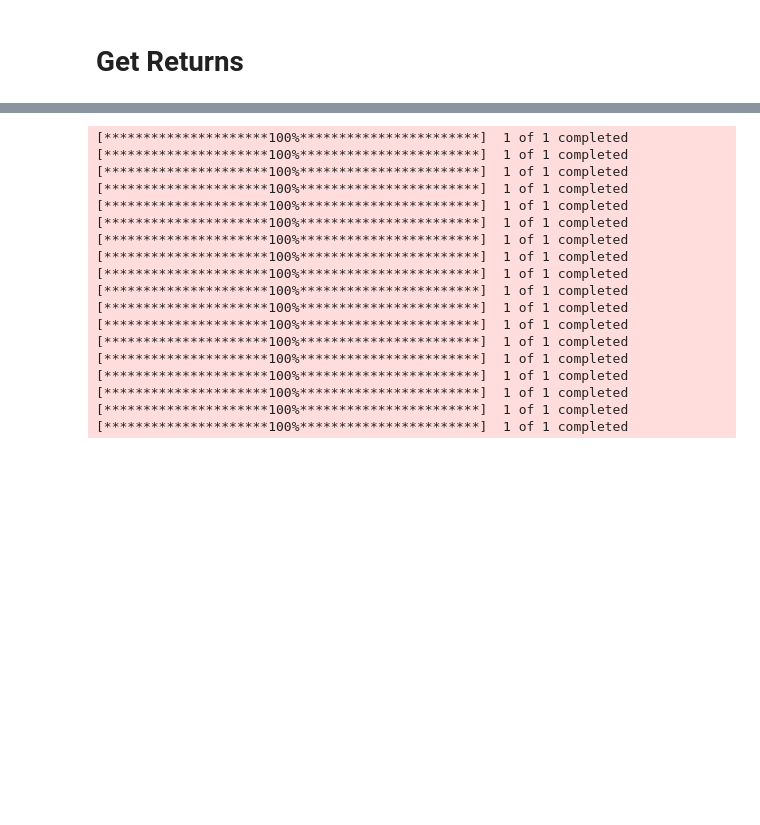
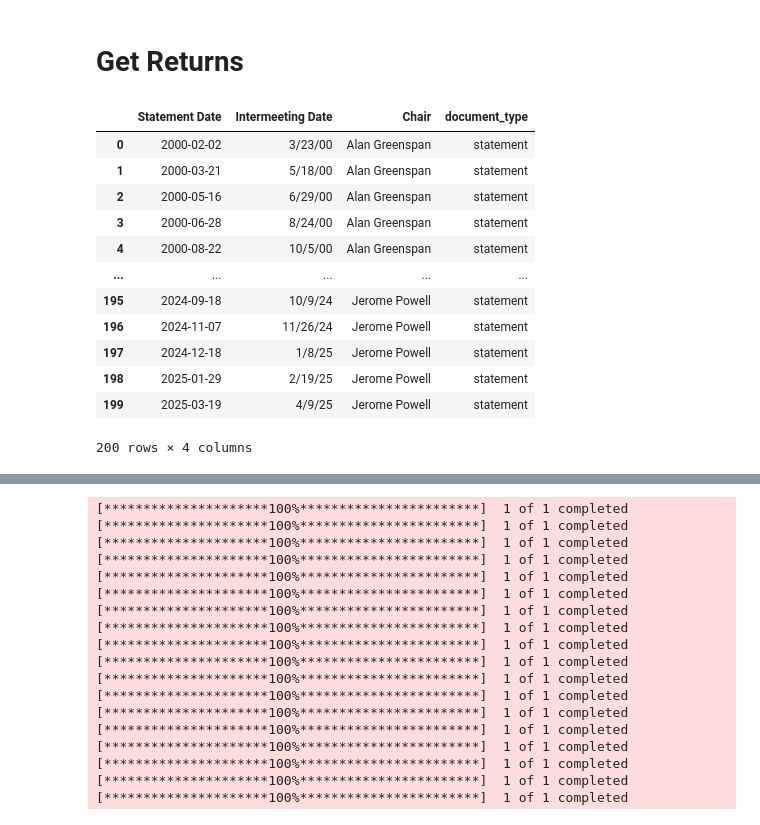
Before and after one commit to jonahnathan0/Fed_Announcements, a Jupyter notebook: Dataset_Build.ipynb, the cells around one changed output, grey strips where cells are left out. Drawn from its saved outputs; the diff is of its cells as text; code cells hidden in the pictures; blank space fills up the shorter version.

```diff
--- a/Dataset_Build.ipynb
+++ b/Dataset_Build.ipynb
@@ -20,5 +19,21 @@ dates_intermeetings = dates_new
 dates_intermeetings['Intermeeting Date'] = pd.to_datetime(dates_intermeetings['Intermeeting Date'], errors='coerce')
 dates_intermeetings['document_type'] = 'intermeeting'
+# %%
+dates_statements
+# %% [output]
+|  | Statement Date | Intermeeting Date | Chair | document_type |
+| 0 | 2000-02-02 | 3/23/00 | Alan Greenspan | statement |
+| 1 | 2000-03-21 | 5/18/00 | Alan Greenspan | statement |
+| 2 | 2000-05-16 | 6/29/00 | Alan Greenspan | statement |
+| 3 | 2000-06-28 | 8/24/00 | Alan Greenspan | statement |
+| 4 | 2000-08-22 | 10/5/00 | Alan Greenspan | statement |
+| ... | ... | ... | ... | ... |
+| 195 | 2024-09-18 | 10/9/24 | Jerome Powell | statement |
+| 196 | 2024-11-07 | 11/26/24 | Jerome Powell | statement |
+| 197 | 2024-12-18 | 1/8/25 | Jerome Powell | statement |
+| 198 | 2025-01-29 | 2/19/25 | Jerome Powell | statement |
+| 199 | 2025-03-19 | 4/9/25 | Jerome Powell | statement |
+200 rows × 4 columns
 # %%
 tickers = [
     '^GSPC', '^IXIC', '^DJI', '^RUT', '^W5000',
```
Also changed, not shown: parts of 8 cells of this notebook, 4 other files.
